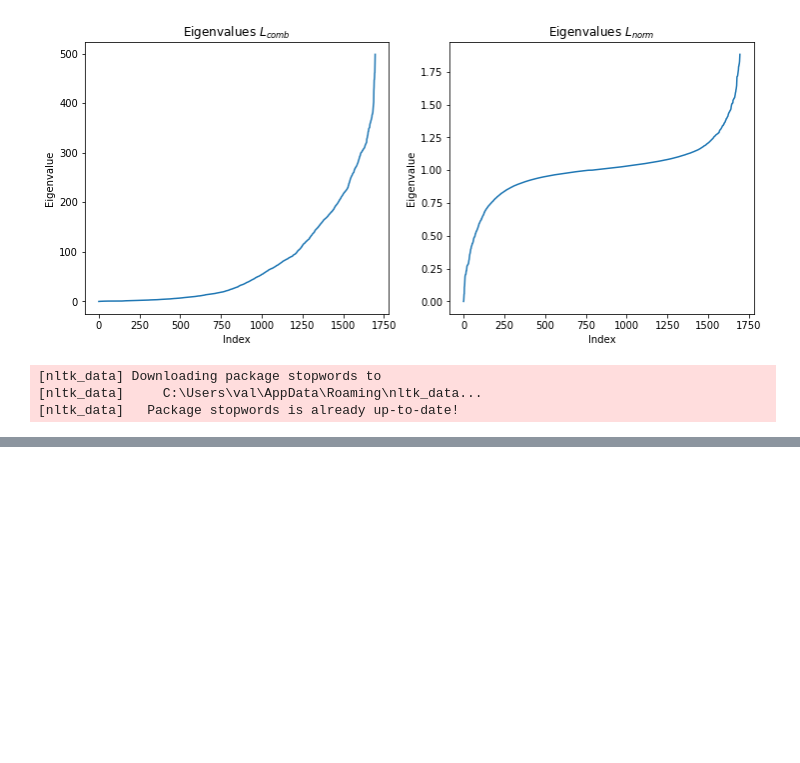
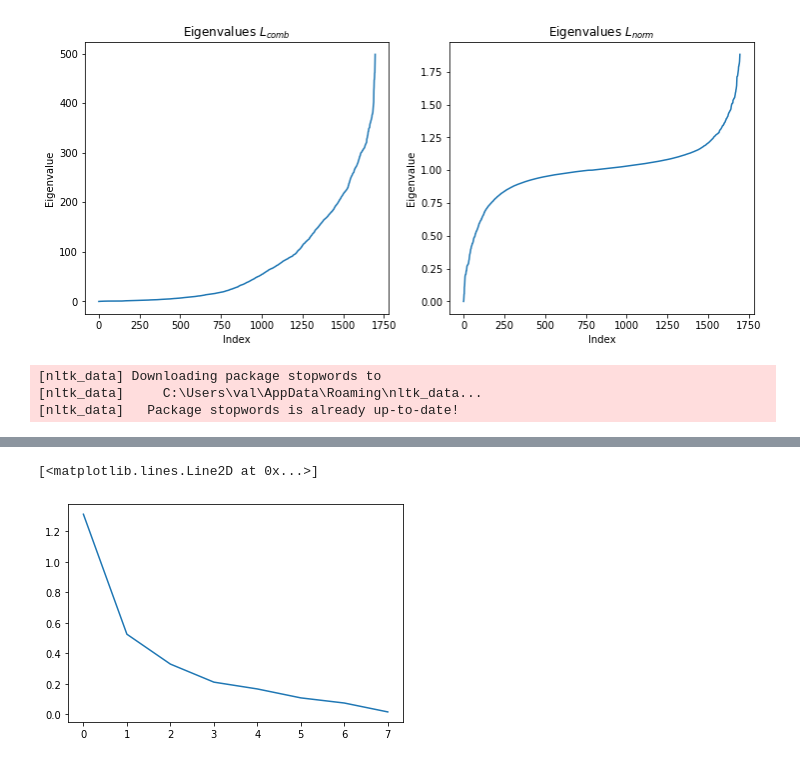
Before and after one commit to ValerianRey/Browser-19, a Jupyter notebook: Network.ipynb, the cells around one changed output, grey strips where cells are left out. Saved outputs shown, nothing was run; the diff lists cells and outputs as text; code cells hidden in the pictures; blank space fills up the shorter version.

```diff
--- a/Network.ipynb
+++ b/Network.ipynb
@@ -382,2 +366,7 @@ array([1.35714588, 0.58930932, 0.46060609, 0.17784897, 0.10648667,
+# %%
+plt.plot(s)
+# %% [output]
+[<matplotlib.lines.Line2D at 0x...>]
+[figure, added]
 # %%
 nx.write_gexf(G, "data/graph.gexf")
```
Also changed, not shown: parts of 3 cells of this notebook.
